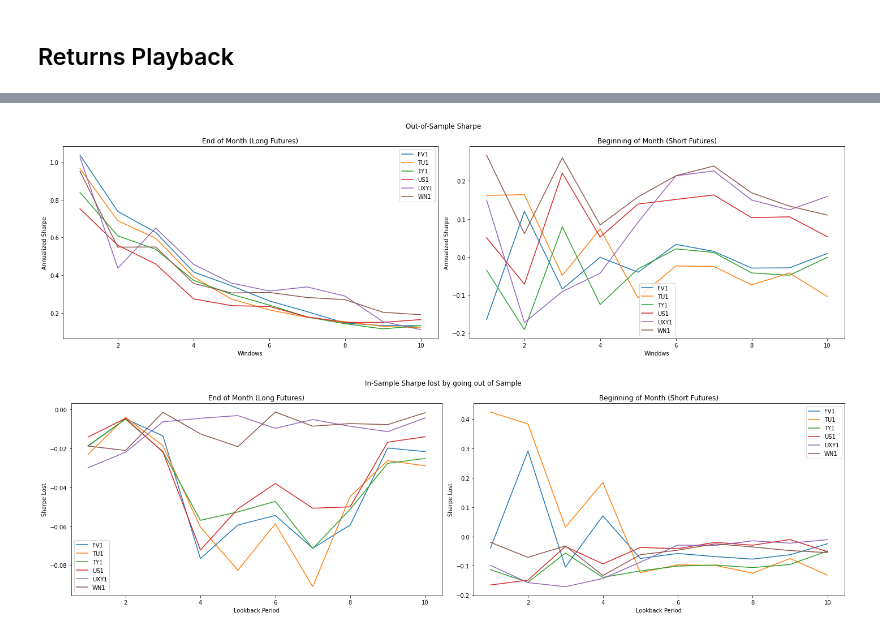
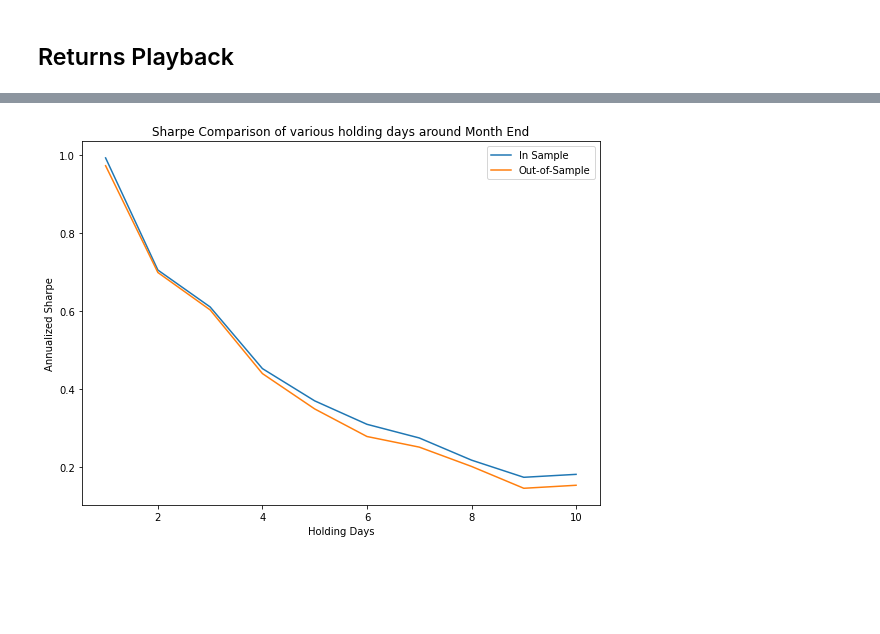
Before and after one commit to diegodalvarez/MonthlyTreasurySeasonality, a Jupyter notebook: root/notebook/MonthlyTreasury.ipynb, the cells around one changed output, grey strips where cells are left out. Saved outputs shown, nothing was run; the diff lists cells and outputs as text; code cells hidden in the pictures; blank space fills up the shorter version.

```diff
--- a/root/notebook/MonthlyTreasury.ipynb
+++ b/root/notebook/MonthlyTreasury.ipynb
@@ -152,28 +163,0 @@ df_oos_sharpe = get_oos_sharpe(df_oos_rtn)
-# %%
-def plot_oos_sharpe(df_oos_sharpe: pd.DataFrame) -> plt.Figure:
-
-    group_vars = df_sharpe.reset_index().group.drop_duplicates().sort_values().to_list()
-    fig, axes  = plt.subplots(ncols = len(group_vars), figsize = (20,6))
-
-    renamer = {
-        "back" : "End of Month (Long Futures)",
-        "front": "Beginning of Month (Short Futures)"}
-
-    for group_var, ax in zip(group_vars, axes.flatten()):
-
-        (df_oos_sharpe.query(
-            "group == @group_var").
-            rename(columns = {"security": ""}).
-            pivot(index = "days", columns = "", values = "sharpe").
-            plot(
-                ax     = ax,
-                xlabel = "Windows",
-                ylabel = "Annualized Sharpe",
-                title  = renamer[group_var]))
-
-    fig.suptitle("Out-of-Sample Sharpe")
-    plt.tight_layout()
-
-plot_oos_sharpe(df_oos_sharpe)
-# %% [output]
-[figure, removed]
@@ -195,27 +163,0 @@ df_combined = combine_sharpe(df_oos_sharpe, df_sharpe)
-# %%
-def plot_sharpe_lost(df_combined: pd.DataFrame) -> plt.Figure:
-
-    group_vars = df_sharpe.reset_index().group.drop_duplicates().sort_values().to_list()
-    fig, axes  = plt.subplots(ncols = len(group_vars), figsize = (20,6))
-
-    renamer = {
-        "back" : "End of Month (Long Futures)",
-        "front": "Beginning of Month (Short Futures)"}
-
-    for group_var, ax in zip(group_vars, axes.flatten()):
-
-        (df_combined.assign(
-            sharpe_lost = lambda x: x.oos_sharpe - x.is_sharpe).
-            rename(columns = {"security": ""}).
-            query("group == @group_var").
-            pivot(index = "day_window", columns = "", values = "sharpe_lost").
-            plot(
-                ax     = ax,
-                xlabel = "Lookback Period",
-                title  = renamer[group_var],
-                ylabel = "Sharpe Lost"))
-
-    fig.suptitle("In-Sample Sharpe lost by going out of Sample")
-    plt.tight_layout()
-# %% [output]
-[figure, removed]
@@ -221,0 +196,20 @@ def plot_sharpe_lost(df_combined: pd.DataFrame) -> plt.Figure:
+# %%
+def plot_sharpe_comparison(df_sharpe_comparison: pd.DataFrame) -> plt.Figure:
+
+    (df_sharpe_comparison.rename(
+        columns = {"group": ""}).
+        pivot(index = "lookback", columns = "", values = "sharpe").
+        rename(columns = {
+            "in_sample" : "In Sample",
+            "out_sample": "Out-of-Sample"}).
+        plot(
+            ylabel  = "Annualized Sharpe",
+            title   = "Sharpe Comparison of various holding days around Month End",
+            xlabel  = "Holding Days",
+            figsize = (8,6)))
+
+    plt.tight_layout()
+
+plot_sharpe_comparison(df_sharpe_comparison)
+# %% [output]
+[figure, added]
```
Also changed, not shown: parts of 10 cells of this notebook, 1 other file.
